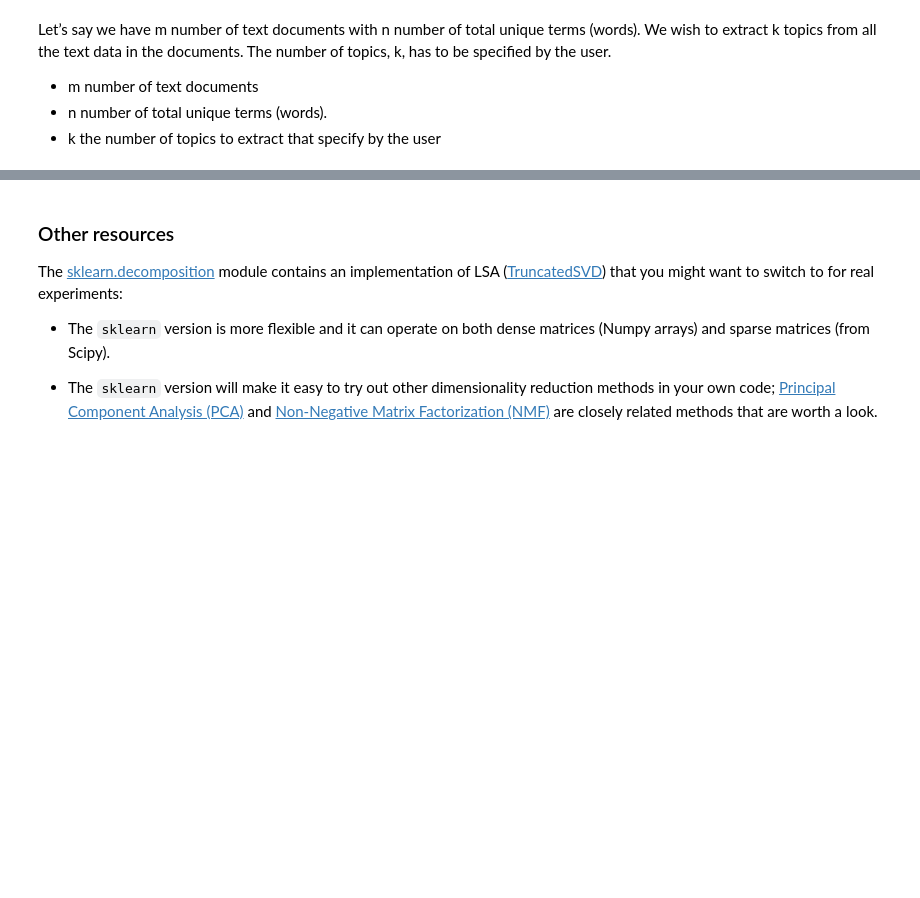
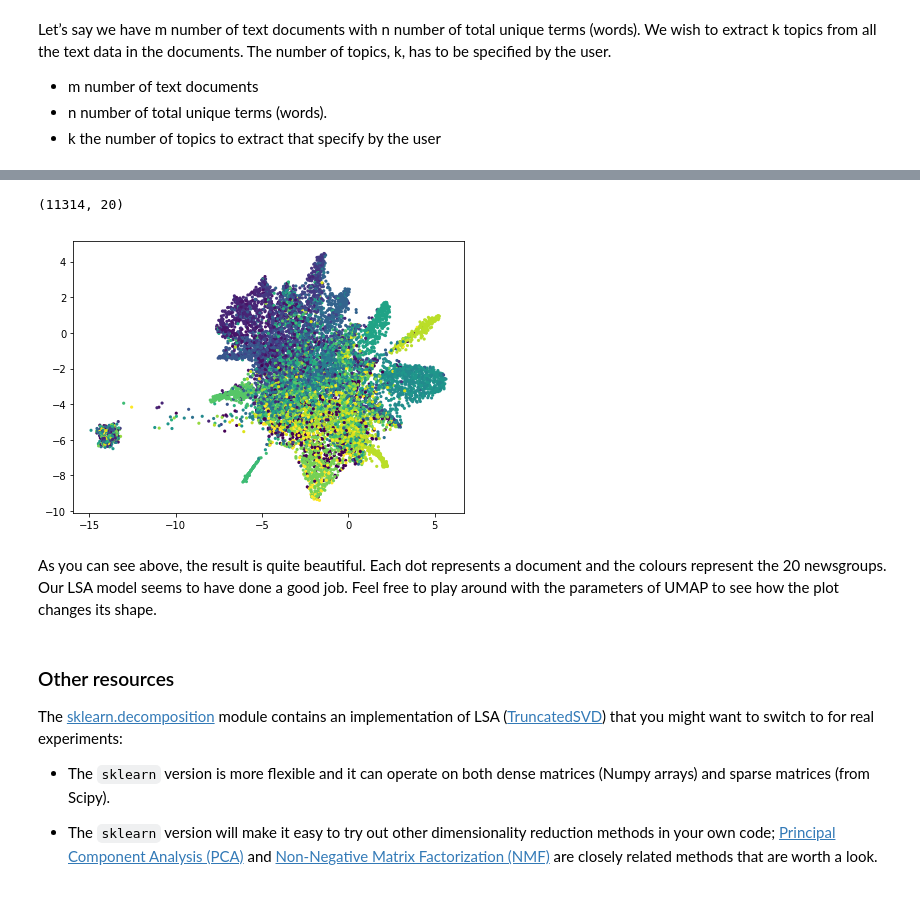
Before and after one commit to A2Amir/Model-topics-from-documents-using-Latent-Semantic-Analysis-LSA, a Jupyter notebook: Untitled.ipynb, the cells around one changed output, grey strips where cells are left out. Drawn from its saved outputs; the diff is of its cells as text; code cells hidden in the pictures; blank space fills up the shorter version.

```diff
--- a/Untitled.ipynb
+++ b/Untitled.ipynb
@@ -64,0 +97,14 @@ Let’s say we have m number of text documents with n number of total unique ter
+# %%
+news_df=pd.DataFrame({'document':documents})
+print("Before removing:\n",news_df['document'][0])
+
+# removing everything except alphabets`
+news_df['clean_doc']=news_df['document'].str.replace("[^a-zA-Z#]"," ")
+
+
+# removing short words
+news_df['clean_doc']=news_df['clean_doc'].apply(lambda x: ' '.join([w for w in x.split() if len(w)>3]) )
+# make all text lowercase
+news_df['clean_doc']=news_df['clean_doc'].apply(lambda x: x.lower())
+
+print("After removing:\n",news_df['clean_doc'][0])
@@ -64,0 +161,8 @@ Let’s say we have m number of text documents with n number of total unique ter
+# %%
+from sklearn.feature_extraction.text import TfidfVectorizer
+vectorizer=TfidfVectorizer(stop_words='english',
+                           max_features=2000# keep top 2000 terms
+                           ,max_df=0.5,smooth_idf=True)
+
+train=news_df['detokenize_doc']
+X=vectorizer.fit_transform(train)
@@ -64,0 +193,7 @@ Let’s say we have m number of text documents with n number of total unique ter
+# %%
+from sklearn.decomposition import TruncatedSVD
+
+# SVD represent documents and terms in vectors
+svd_model=TruncatedSVD(n_components=20 , algorithm='randomized'
+                       , n_iter=200,random_state=122)
+svd_model.fit(X)
@@ -65,3 +237,22 @@ Let’s say we have m number of text documents with n number of total unique ter
+# %%
+import umap
+X_topics=svd_model.fit_transform(X)
+print(X_topics.shape)
+embedding=umap.UMAP(n_neighbors=150,min_dist=0.5,random_state=12).fit_transform(X_topics)
+# %% [output]
+(11314, 20)
+# %%
+plt.figure(figsize=(7,5))
+plt.scatter(embedding[:, 0], embedding[:, 1],
+c = dataset.target,
+s = 10, # size
+edgecolor='none'
+)
+plt.show()
+# %% [output]
+[figure, added]
+# %% [markdown]
+As you can see above, the result is quite beautiful. Each dot represents a document and the colours represent the 20 newsgroups. Our LSA model seems to have done a good job. Feel free to play around with the parameters of UMAP to see how the plot changes its shape.
 # %% [markdown]
 ### Other resources
 
```
Also changed, not shown: parts of 23 cells of this notebook.
